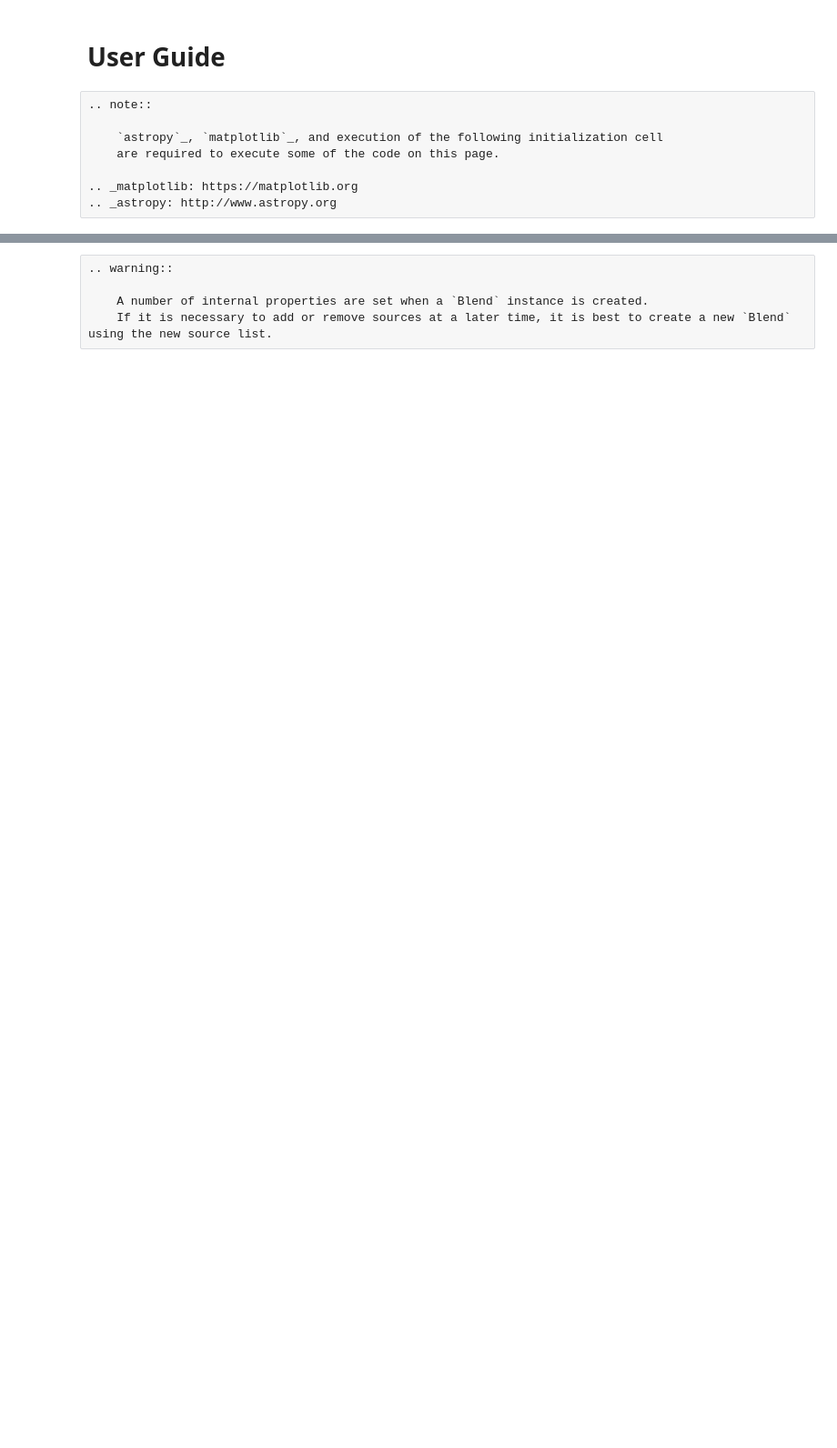
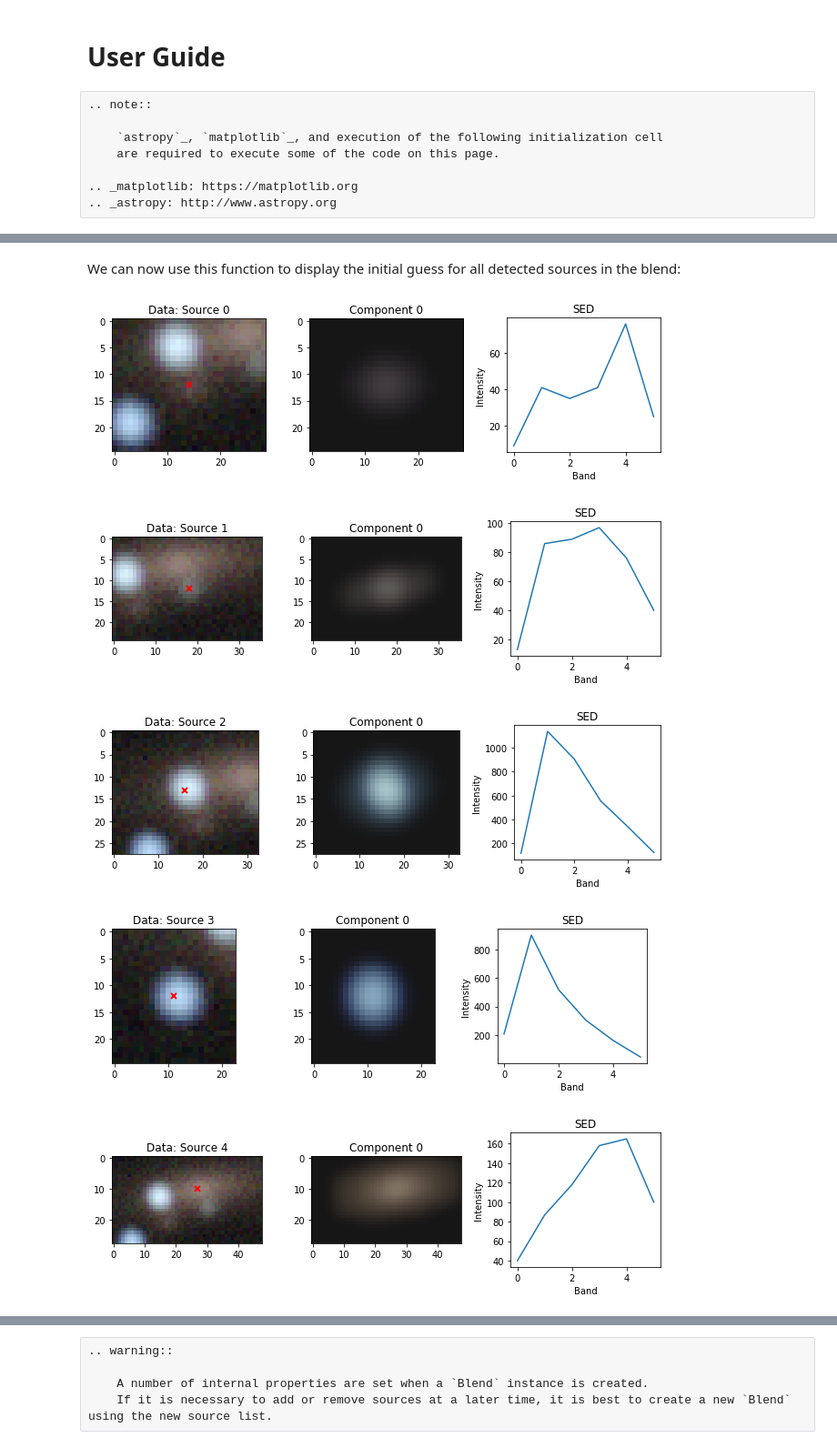
Before and after one commit to pmelchior/scarlet, a Jupyter notebook: docs/user_docs.ipynb, the cells around one changed output, grey strips where cells are left out. Shown at 91% size. Drawn from its saved outputs; the diff is of its cells as text; code cells hidden in the pictures; blank space fills up the shorter version.

```diff
--- a/docs/user_docs.ipynb
+++ b/docs/user_docs.ipynb
@@ -465,0 +281,17 @@ which will resize the box if the model has flux along any edge that us greater t
+# %% [markdown]
+We can now use this function to display the initial guess for all detected sources in the blend:
+# %%
+# In order to display the models in the observed seeing
+# we have to match the PSFs in the model Scene
+# the PSFs in the Observation.
+# This is done automatically by Blend but since we
+# haven't setup the blend yet we need to do this manually
+observation.match(scene)
+# Show the initial guess for all sources
+display_sources(sources, observation, norm=asinh)
+# %% [output]
+[figure, added]
+[figure, added]
+[figure, added]
+[figure, added]
+[figure, added]
```
Also changed, not shown: parts of 128 cells of this notebook.
